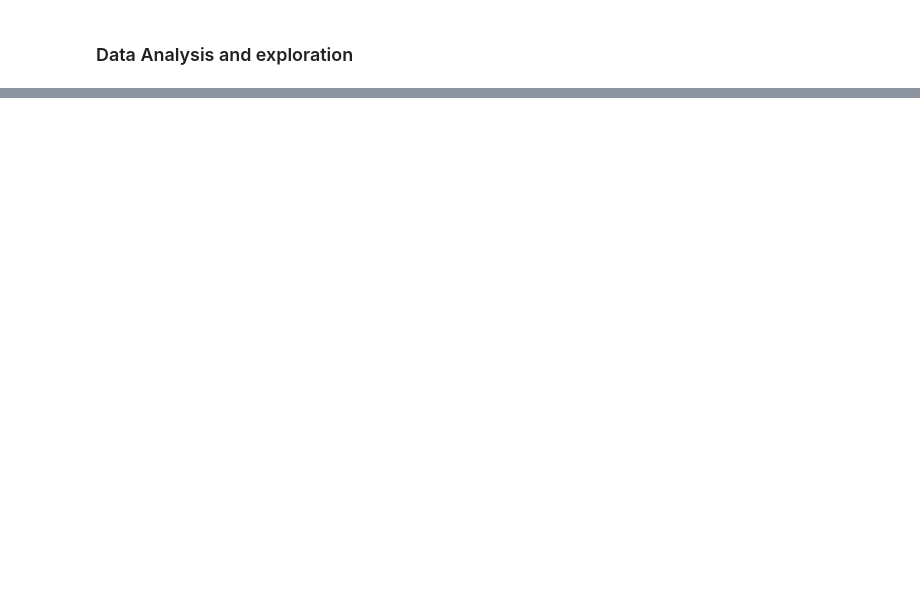
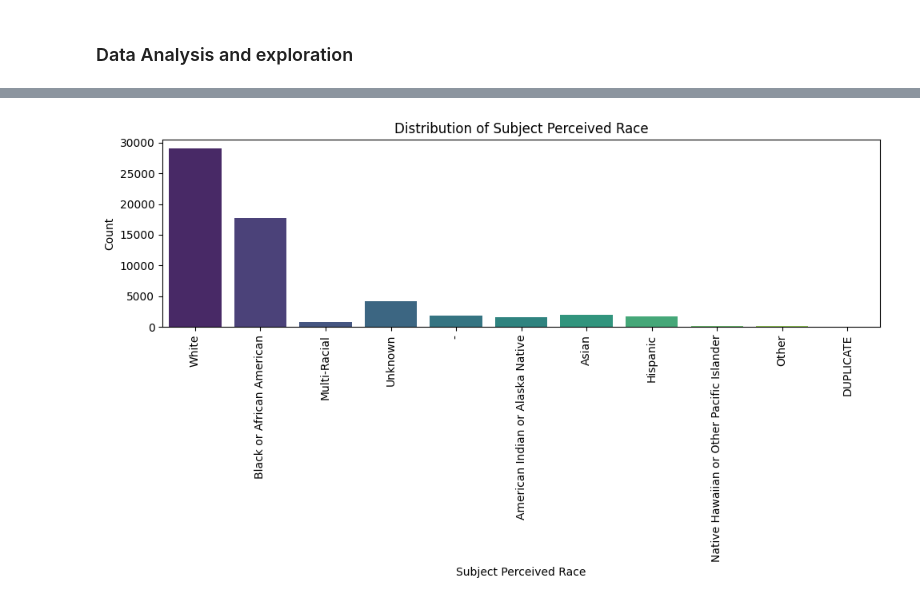
Before and after one commit to jameskoli/Terrystopsdata, a Jupyter notebook: index.ipynb, the cells around one changed output, grey strips where cells are left out. Saved outputs shown, nothing was run; the diff lists cells and outputs as text; code cells hidden in the pictures; blank space fills up the shorter version.

```diff
--- a/index.ipynb
+++ b/index.ipynb
@@ -73,0 +122,12 @@ df.head()
+# %%
+# Plotting the distribution of subject perceived race with rotated labels
+plt.figure(figsize=(10, 6))
+sns.countplot(x='Subject Perceived Race', data=race_relationship_data, palette='viridis')
+plt.title('Distribution of Subject Perceived Race')
+plt.xlabel('Subject Perceived Race')
+plt.ylabel('Count')
+plt.xticks(rotation=90)
+plt.tight_layout()
+plt.show()
+# %% [output]
+[figure, added]
```
Also changed, not shown: parts of 8 cells of this notebook.
